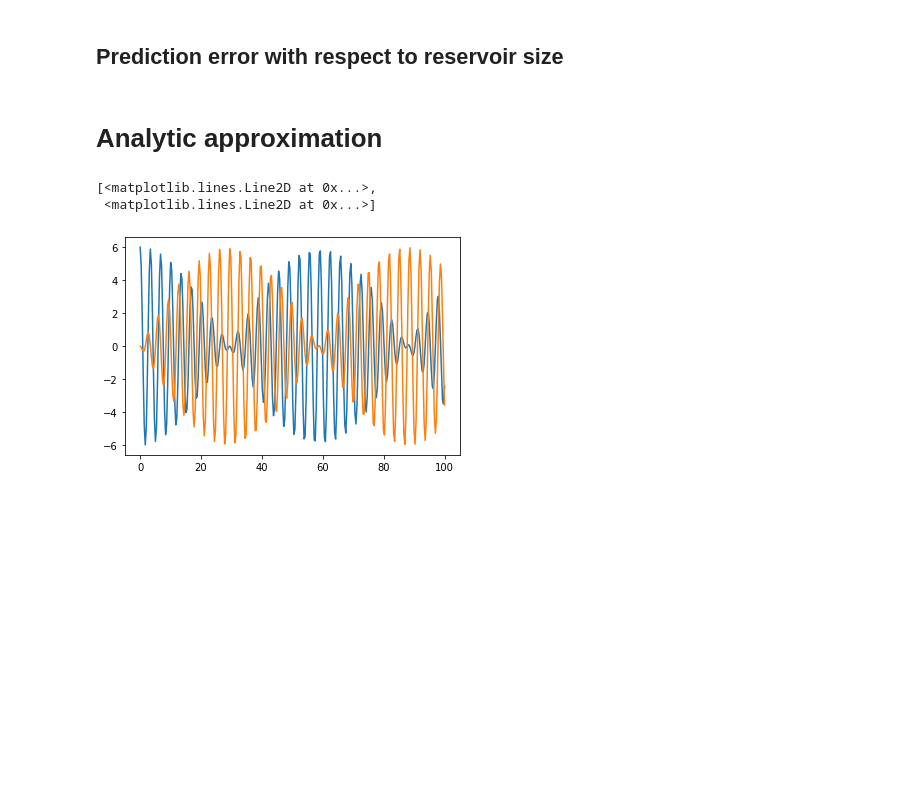
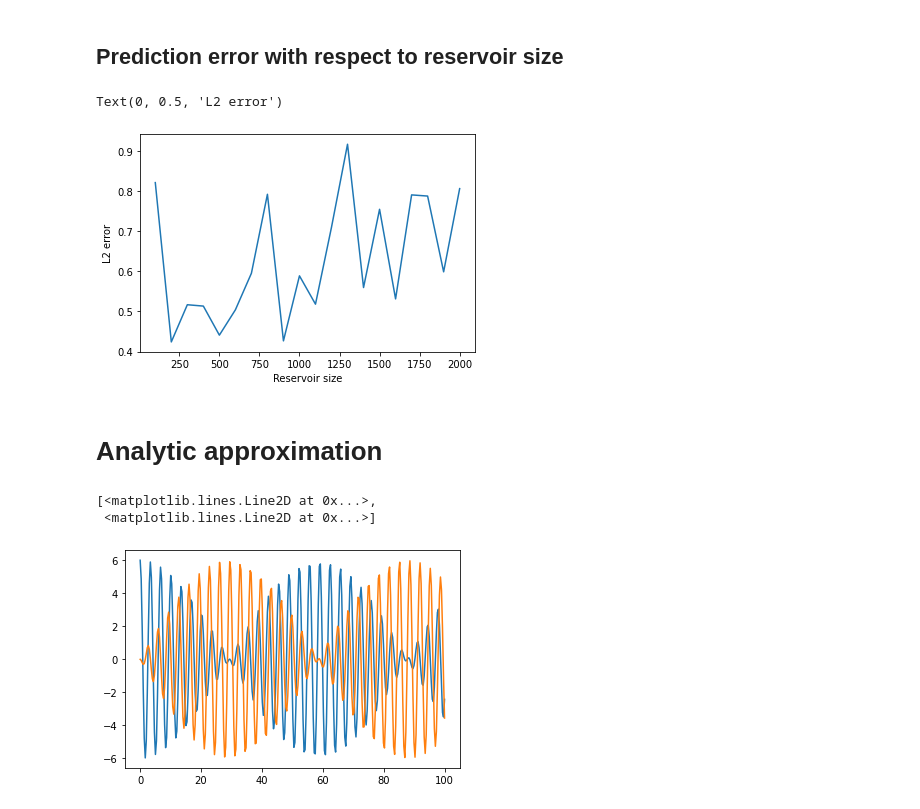
Before and after one commit to JustinZal/PendulumNN, a Jupyter notebook: Coupled Pendulums prediction.ipynb, the cells around one changed output. Drawn from its saved outputs; the diff is of its cells as text; code cells hidden in the pictures; blank space fills up the shorter version.

```diff
--- a/Coupled Pendulums prediction.ipynb
+++ b/Coupled Pendulums prediction.ipynb
@@ -493,10 +496,39 @@ Text(0.5, 1.0, 'Angle prediction based on time and angle')
 # %% [markdown]
 ## Prediction error with respect to reservoir size
 # %%
-steps_list = list(range(100, 2001, 100))
-err = []
+l2_reservoir_error = []
+reservoir_size_steps = list(range(100, 2001, 100))
 
-for ste
+def get_esn_modified_size(number_of_reservoirs):
+    return getESN(
+        2,
+        number_of_reservoirs,
+        global_spectral_radius,
+        global_sparsity,
+        global_noise,
+        global_teacher_forcing
+    )
+
+for reservoir_size in reservoir_size_steps:
+    m = []
+
+    for _ in range(10):
+        esn = get_esn_modified_size(reservoir_size)
+        esn.fit(training_data_input, training_data_output)
+
+        pred = esn.predict(validation_data_input[:N_samples])[:,0]
+        m.append(np.abs(pred - validation_data_output[:N_samples]).mean())
+
+    print('Procesing reservoir size:', reservoir_size)
+
+    l2_reservoir_error.append(np.array(m).mean())
+
+plt.plot(reservoir_size_steps, l2_reservoir_error)
+plt.xlabel('Reservoir size')
+plt.ylabel('L2 error')
+# %% [output]
+Text(0, 0.5, 'L2 error')
+[figure, added]
 # %% [markdown]
 # Analytic approximation
 # %%
```
Also changed, not shown: parts of 4 cells of this notebook.
